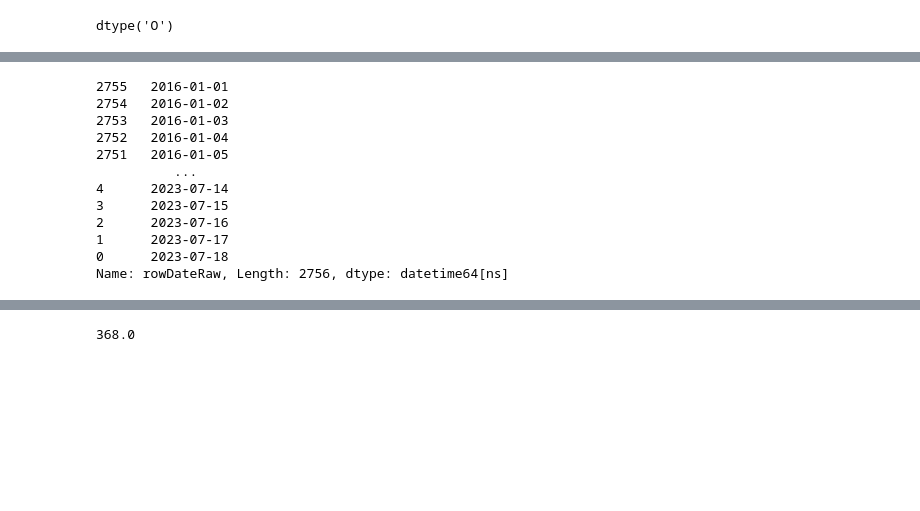
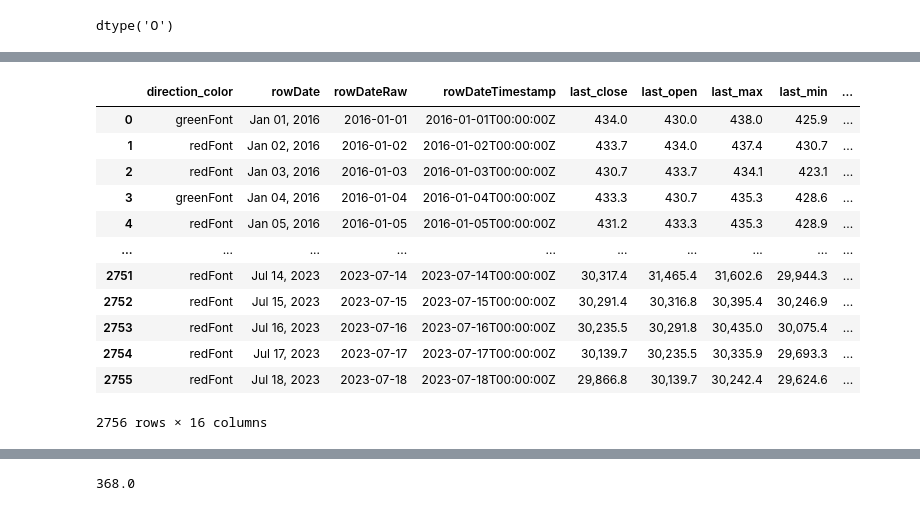
Before and after one commit to Giuseppe31-s/Crypto-Analytics, a Jupyter notebook: notebooks/CA_1 - Explore data and types.ipynb, the cells around one changed output, grey strips where cells are left out. Cells and saved outputs as stored; diff of their text form; code cells hidden in the pictures; blank space fills up the shorter version.

```diff
--- a/notebooks/teste.ipynb
+++ b/notebooks/CA_1 - Explore data and types.ipynb
@@ -94,15 +87,0 @@ datetime.datetime(2023, 7, 18, 0, 0)
-# %%
-df["rowDateRaw"].apply(lambda x: dt.datetime.utcfromtimestamp(x))
-# %% [output]
-2755   2016-01-01
-2754   2016-01-02
-2753   2016-01-03
-2752   2016-01-04
-2751   2016-01-05
-          ...
-4      2023-07-14
-3      2023-07-15
-2      2023-07-16
-1      2023-07-17
-0      2023-07-18
-Name: rowDateRaw, Length: 2756, dtype: datetime64[ns]
@@ -108,0 +92,16 @@ Name: rowDateRaw, Length: 2756, dtype: datetime64[ns]
+# %%
+transform.transfrom_date(df,"rowDateRaw")
+# %% [output]
+|  | direction_color | rowDate | rowDateRaw | rowDateTimestamp | last_close | last_open | last_max | last_min | ... |
+| 0 | greenFont | Jan 01, 2016 | 2016-01-01 | 2016-01-01T00:00:00Z | 434.0 | 430.0 | 438.0 | 425.9 | ... |
+| 1 | redFont | Jan 02, 2016 | 2016-01-02 | 2016-01-02T00:00:00Z | 433.7 | 434.0 | 437.4 | 430.7 | ... |
+| 2 | redFont | Jan 03, 2016 | 2016-01-03 | 2016-01-03T00:00:00Z | 430.7 | 433.7 | 434.1 | 423.1 | ... |
+| 3 | greenFont | Jan 04, 2016 | 2016-01-04 | 2016-01-04T00:00:00Z | 433.3 | 430.7 | 435.3 | 428.6 | ... |
+| 4 | redFont | Jan 05, 2016 | 2016-01-05 | 2016-01-05T00:00:00Z | 431.2 | 433.3 | 435.3 | 428.9 | ... |
+| ... | ... | ... | ... | ... | ... | ... | ... | ... | ... |
+| 2751 | redFont | Jul 14, 2023 | 2023-07-14 | 2023-07-14T00:00:00Z | 30,317.4 | 31,465.4 | 31,602.6 | 29,944.3 | ... |
+| 2752 | redFont | Jul 15, 2023 | 2023-07-15 | 2023-07-15T00:00:00Z | 30,291.4 | 30,316.8 | 30,395.4 | 30,246.9 | ... |
+| 2753 | redFont | Jul 16, 2023 | 2023-07-16 | 2023-07-16T00:00:00Z | 30,235.5 | 30,291.8 | 30,435.0 | 30,075.4 | ... |
+| 2754 | redFont | Jul 17, 2023 | 2023-07-17 | 2023-07-17T00:00:00Z | 30,139.7 | 30,235.5 | 30,335.9 | 29,693.3 | ... |
+| 2755 | redFont | Jul 18, 2023 | 2023-07-18 | 2023-07-18T00:00:00Z | 29,866.8 | 30,139.7 | 30,242.4 | 29,624.6 | ... |
+2756 rows × 16 columns
```
Also changed, not shown: parts of 18 cells of this notebook.
